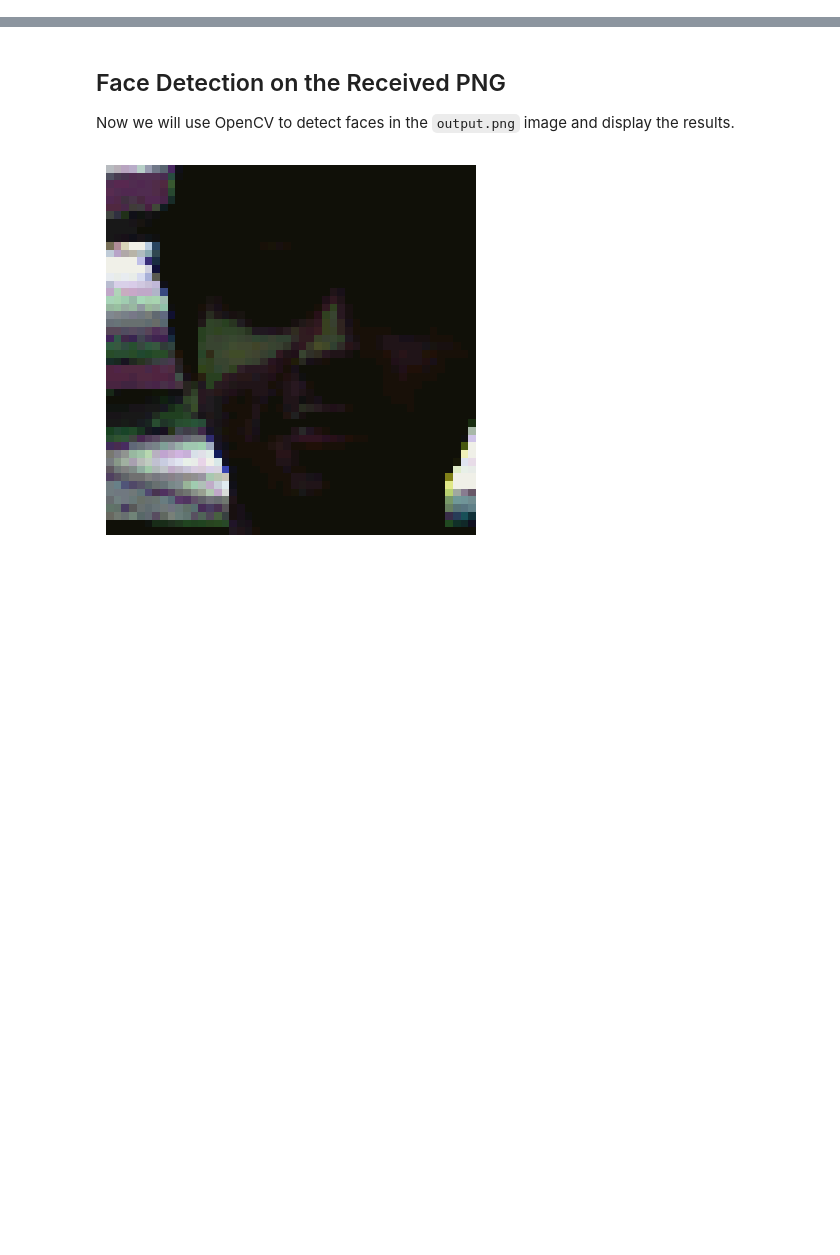
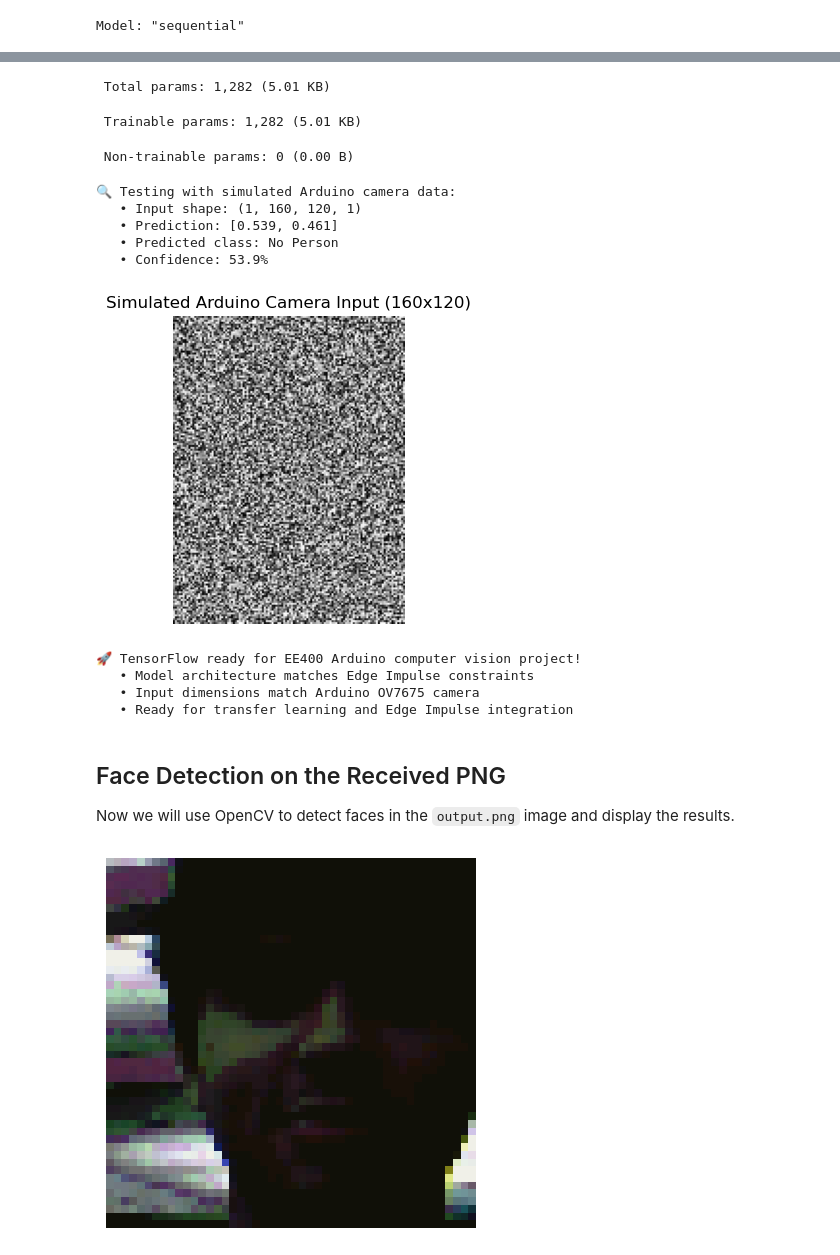
Before and after one commit to keahikountry/EE400-Final-Project, a Jupyter notebook: Untitled-1.ipynb, the cells around one changed output, grey strips where cells are left out. Saved outputs shown, nothing was run; the diff lists cells and outputs as text; code cells hidden in the pictures; blank space fills up the shorter version.

```diff
--- a/Untitled-1.ipynb
+++ b/Untitled-1.ipynb
@@ -0,0 +292,64 @@
+# %%
+# Test TensorFlow Installation and Setup for EE400 Project
+import sys
+
+# Add user Python packages path for TensorFlow
+sys.path.insert(0, '/Users/rohansriram/Library/Python/3.13/lib/python/site-packages')
+
+try:
+    import tensorflow as tf
+    import numpy as np
+    import matplotlib.pyplot as plt
+
+    print(f"✅ TensorFlow {tf.__version__} imported successfully!")
+    print(f"✅ NumPy {np.__version__} imported successfully!")
+    print(f"✅ Matplotlib imported successfully!")
+
+    # Check TensorFlow setup
+    print(f"\n🔧 TensorFlow Configuration:")
+    print(f"   • GPU Available: {len(tf.config.list_physical_devices('GPU')) > 0}")
+    print(f"   • Physical devices: {len(tf.config.list_physical_devices())}")
+
+    # Simple TensorFlow test - Create a basic neural network for demonstration
+    print(f"\n🧠 Creating a simple neural network for computer vision:")
+
+    # Simulate Edge Impulse-style model structure for Arduino
+    model = tf.keras.Sequential([
+        tf.keras.layers.Input(shape=(160, 120, 1)),  # Arduino camera resolution: 160x120 grayscale
+        tf.keras.layers.Conv2D(8, 3, activation='relu'),  # Small conv layer (Arduino memory constraints)
+        tf.keras.layers.MaxPooling2D(),
+        tf.keras.layers.Conv2D(16, 3, activation='relu'),
+        tf.keras.layers.GlobalAveragePooling2D(),
+        tf.keras.layers.Dense(2, activation='softmax')  # Binary classification: person/no_person
+    ])
+
+    print(f"📋 Model Summary:")
+    model.summary()
+
+    # Test with dummy data (simulating Arduino camera input)
+    print(f"\n🔍 Testing with simulated Arduino camera data:")
+    dummy_image = np.random.rand(1, 160, 120, 1).astype(np.float32)  # Simulate grayscale image
+    prediction = model.predict(dummy_image, verbose=0)
+
+    print(f"   • Input shape: {dummy_image.shape}")
+    print(f"   • Prediction: [{prediction[0][0]:.3f}, {prediction[0][1]:.3f}]")
+    print(f"   • Predicted class: {'Person' if prediction[0][1] > 0.5 else 'No Person'}")
+    print(f"   • Confidence: {max(prediction[0]):.1%}")
+
+    # Visualize the dummy input
+    plt.figure(figsize=(6, 4))
+    plt.imshow(dummy_image[0,:,:,0], cmap='gray')
+    plt.title('Simulated Arduino Camera Input (160x120)')
+    plt.axis('off')
+    plt.show()
+
+    print(f"\n🚀 TensorFlow ready for EE400 Arduino computer vision project!")
+    print(f"   • Model architecture matches Edge Impulse constraints")
+    print(f"   • Input dimensions match Arduino OV7675 camera")
+    print(f"   • Ready for transfer learning and Edge Impulse integration")
+
+except ImportError as e:
+    print(f"❌ Import failed: {e}")
+except Exception as e:
+    print(f"⚠️  Error: {e}")
+# %% [output]
@@ -0,0 +366 @@
+Model: "sequential"
@@ -1,2 +381,15 @@
+ Total params: 1,282 (5.01 KB)
+ Trainable params: 1,282 (5.01 KB)
+ Non-trainable params: 0 (0.00 B)
+🔍 Testing with simulated Arduino camera data:
+   • Input shape: (1, 160, 120, 1)
+   • Prediction: [0.539, 0.461]
+   • Predicted class: No Person
+   • Confidence: 53.9%
+[figure, added]
+🚀 TensorFlow ready for EE400 Arduino computer vision project!
+   • Model architecture matches Edge Impulse constraints
+   • Input dimensions match Arduino OV7675 camera
+   • Ready for transfer learning and Edge Impulse integration
 # %%
 hex_words = [
```
Also changed, not shown: parts of 22 cells of this notebook, 11 other files.
